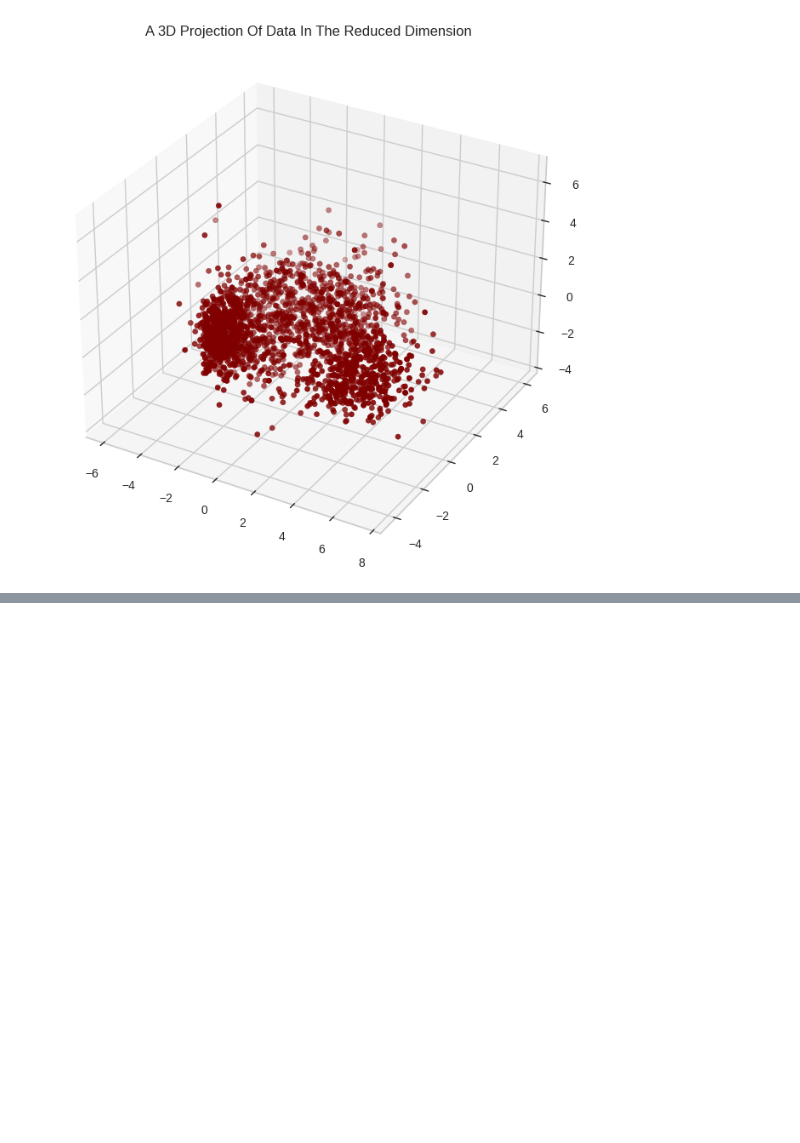
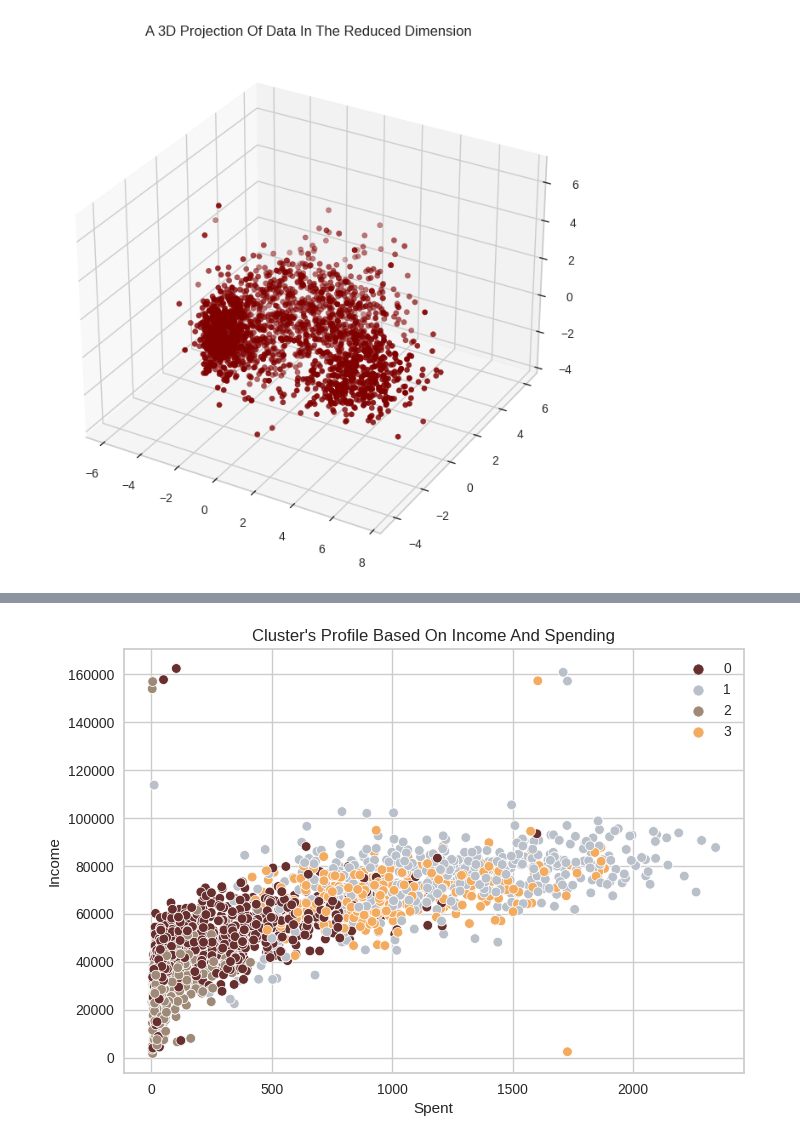
Before and after one commit to INCREDIBLE-AURNOB/Customer-Personality-Analysis, a Jupyter notebook: Customer_Personality_Analysis_clustering.ipynb, the cells around one changed output, grey strips where cells are left out. Drawn from its saved outputs; the diff is of its cells as text; code cells hidden in the pictures; blank space fills up the shorter version.

```diff
--- a/Customer_Personality_Analysis_clustering.ipynb
+++ b/Customer_Personality_Analysis_clustering.ipynb
@@ -328,0 +386,7 @@ plt.show()
+# %%
+pl = sns.scatterplot(data = data,x=data["Spent"], y=data["Income"],hue=data["Clusters"], palette= pal)
+pl.set_title("Cluster's Profile Based On Income And Spending")
+plt.legend()
+plt.show()
+# %% [output]
+[figure, added]
```
Also changed, not shown: parts of 13 cells of this notebook.
